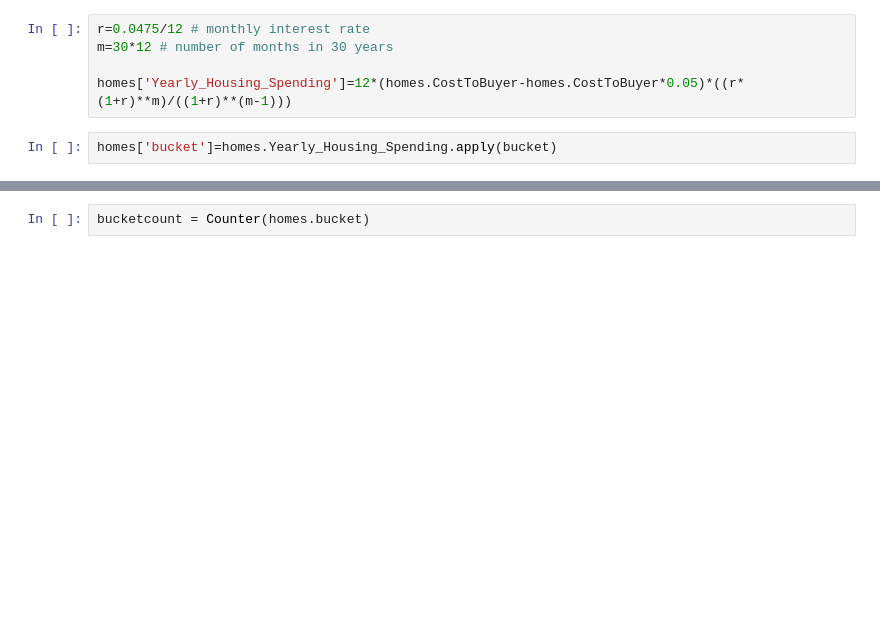
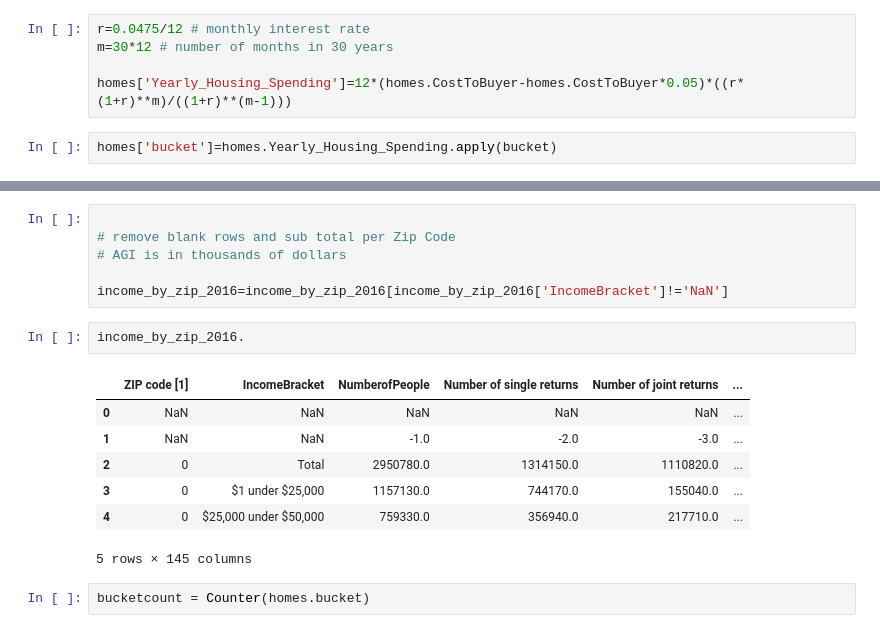
Before and after one commit to asidamo/affordable-housing, a Jupyter notebook: data-question-4-plaid-platypi-david.ipynb, the cells around one changed output, grey strips where cells are left out. Drawn from its saved outputs; the diff is of its cells as text; blank space fills up the shorter version.

```diff
--- a/data-question-4-plaid-platypi-david.ipynb
+++ b/data-question-4-plaid-platypi-david.ipynb
@@ -285,3 +354,19 @@ homes['bucket']=homes.Yearly_Housing_Spending.apply(bucket)
+# %%
+
+# remove blank rows and sub total per Zip Code
+# AGI is in thousands of dollars
+
+income_by_zip_2016=income_by_zip_2016[income_by_zip_2016['IncomeBracket']!='NaN']
+# %%
+income_by_zip_2016.
+# %% [output]
+|  | ZIP code [1] | IncomeBracket | NumberofPeople | Number of single returns | Number of joint returns | ... |
+| 0 | NaN | NaN | NaN | NaN | NaN | ... |
+| 1 | NaN | NaN | -1.0 | -2.0 | -3.0 | ... |
+| 2 | 0 | Total | 2950780.0 | 1314150.0 | 1110820.0 | ... |
+| 3 | 0 | $1 under $25,000 | 1157130.0 | 744170.0 | 155040.0 | ... |
+| 4 | 0 | $25,000 under $50,000 | 759330.0 | 356940.0 | 217710.0 | ... |
+5 rows × 145 columns
 # %%
 bucketcount = Counter(homes.bucket)
 # %%
```
Also changed, not shown: parts of 30 cells of this notebook.
